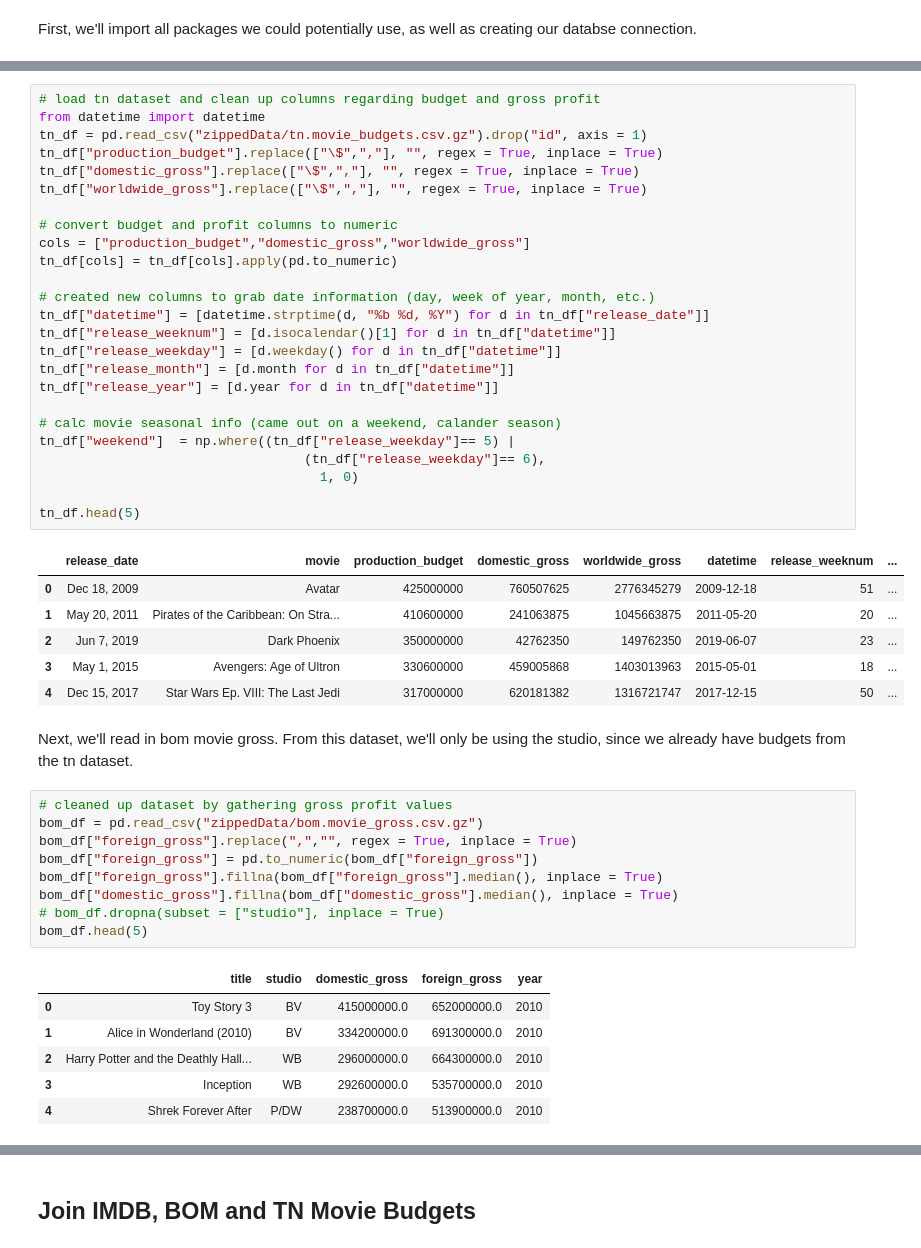
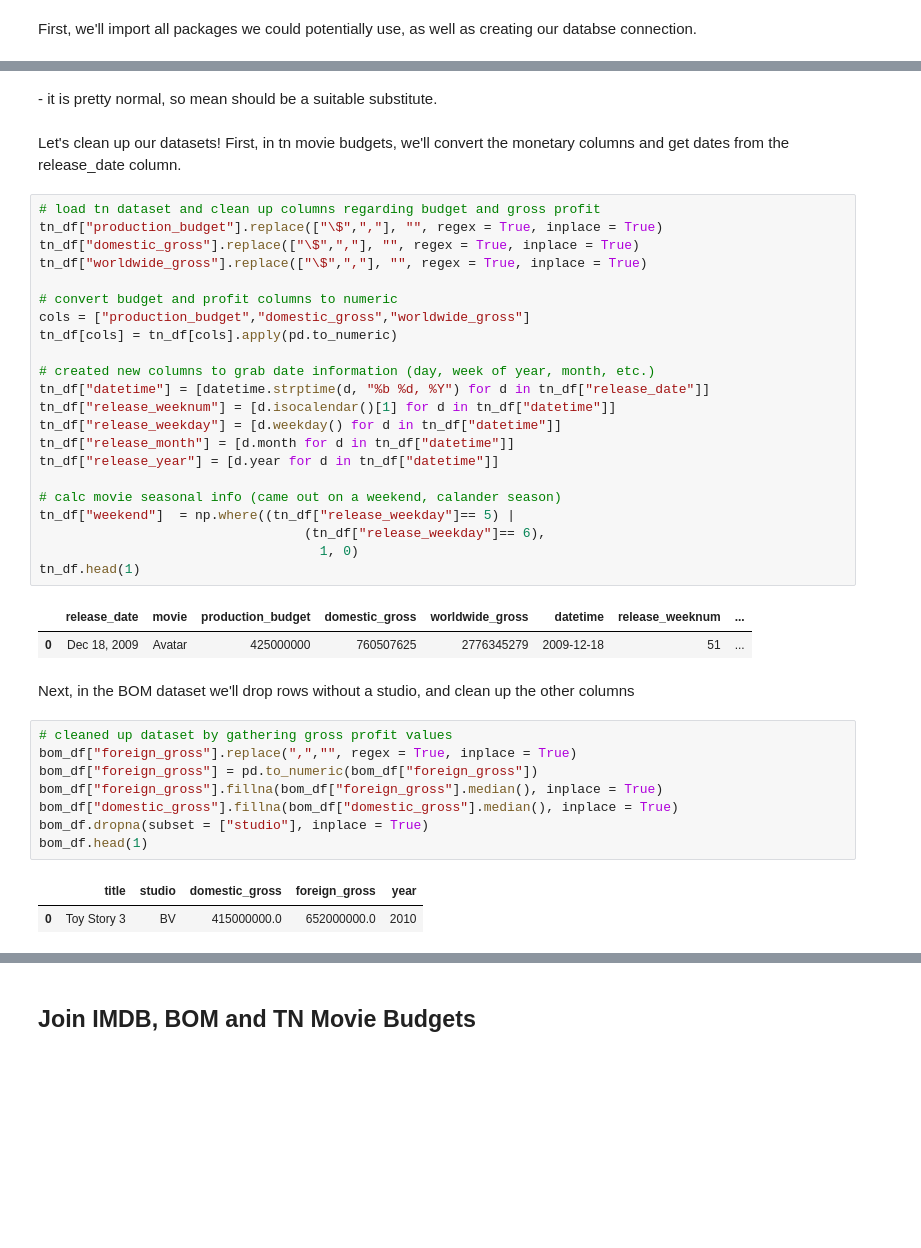
Before and after one commit to doriggs/Semester1Capstone, a Jupyter notebook: student.ipynb, the cells around one changed output, grey strips where cells are left out. Saved outputs shown, nothing was run; the diff lists cells and outputs as text; blank space fills up the shorter version.

```diff
--- a/student.ipynb
+++ b/student.ipynb
@@ -32,50 +124,42 @@ Now, let's prepare the first set of data that we'll use, tn movie budgets. From
+# %% [markdown]
+\- it is pretty normal, so mean should be a suitable substitute.
+# %% [markdown]
+Let's clean up our datasets! First, in tn movie budgets, we'll convert the monetary columns and get dates from the release_date column.
 # %%
 # load tn dataset and clean up columns regarding budget and gross profit
-from datetime import datetime
-tn_df = pd.read_csv("zippedData/tn.movie_budgets.csv.gz").drop("id", axis = 1)
 tn_df["production_budget"].replace(["\$",","], "", regex = True, inplace = True)
 tn_df["domestic_gross"].replace(["\$",","], "", regex = True, inplace = True)
 tn_df["worldwide_gross"].replace(["\$",","], "", regex = True, inplace = True)
 
 # convert budget and profit columns to numeric
 cols = ["production_budget","domestic_gross","worldwide_gross"]
 tn_df[cols] = tn_df[cols].apply(pd.to_numeric)
 
 # created new columns to grab date information (day, week of year, month, etc.)
 tn_df["datetime"] = [datetime.strptime(d, "%b %d, %Y") for d in tn_df["release_date"]]
 tn_df["release_weeknum"] = [d.isocalendar()[1] for d in tn_df["datetime"]]
 tn_df["release_weekday"] = [d.weekday() for d in tn_df["datetime"]]
 tn_df["release_month"] = [d.month for d in tn_df["datetime"]]
 tn_df["release_year"] = [d.year for d in tn_df["datetime"]]
 
 # calc movie seasonal info (came out on a weekend, calander season)
 tn_df["weekend"]  = np.where((tn_df["release_weekday"]== 5) |
                                   (tn_df["release_weekday"]== 6),
                                     1, 0)
-
-tn_df.head(5)
+tn_df.head(1)
 # %% [output]
 |  | release_date | movie | production_budget | domestic_gross | worldwide_gross | datetime | release_weeknum | ... |
 | 0 | Dec 18, 2009 | Avatar | 425000000 | 760507625 | 2776345279 | 2009-12-18 | 51 | ... |
-| 1 | May 20, 2011 | Pirates of the Caribbean: On Stra... | 410600000 | 241063875 | 1045663875 | 2011-05-20 | 20 | ... |
-| 2 | Jun 7, 2019 | Dark Phoenix | 350000000 | 42762350 | 149762350 | 2019-06-07 | 23 | ... |
-| 3 | May 1, 2015 | Avengers: Age of Ultron | 330600000 | 459005868 | 1403013963 | 2015-05-01 | 18 | ... |
-| 4 | Dec 15, 2017 | Star Wars Ep. VIII: The Last Jedi | 317000000 | 620181382 | 1316721747 | 2017-12-15 | 50 | ... |
-# %% [markdown]
-Next, we'll read in bom movie gross. From this dataset, we'll only be using the studio, since we already have budgets from the tn dataset.
+# %% [markdown]
+Next, in the BOM dataset we'll drop rows without a studio, and clean up the other columns
 # %%
 # cleaned up dataset by gathering gross profit values
-bom_df = pd.read_csv("zippedData/bom.movie_gross.csv.gz")
 bom_df["foreign_gross"].replace(",","", regex = True, inplace = True)
 bom_df["foreign_gross"] = pd.to_numeric(bom_df["foreign_gross"])
 bom_df["foreign_gross"].fillna(bom_df["foreign_gross"].median(), inplace = True)
 bom_df["domestic_gross"].fillna(bom_df["domestic_gross"].median(), inplace = True)
-# bom_df.dropna(subset = ["studio"], inplace = True)
-bom_df.head(5)
+bom_df.dropna(subset = ["studio"], inplace = True)
+bom_df.head(1)
 # %% [output]
 |  | title | studio | domestic_gross | foreign_gross | year |
 | 0 | Toy Story 3 | BV | 415000000.0 | 652000000.0 | 2010 |
-| 1 | Alice in Wonderland (2010) | BV | 334200000.0 | 691300000.0 | 2010 |
-| 2 | Harry Potter and the Deathly Hall... | WB | 296000000.0 | 664300000.0 | 2010 |
-| 3 | Inception | WB | 292600000.0 | 535700000.0 | 2010 |
-| 4 | Shrek Forever After | P/DW | 238700000.0 | 513900000.0 | 2010 |
```
Also changed, not shown: parts of 80 cells of this notebook.
